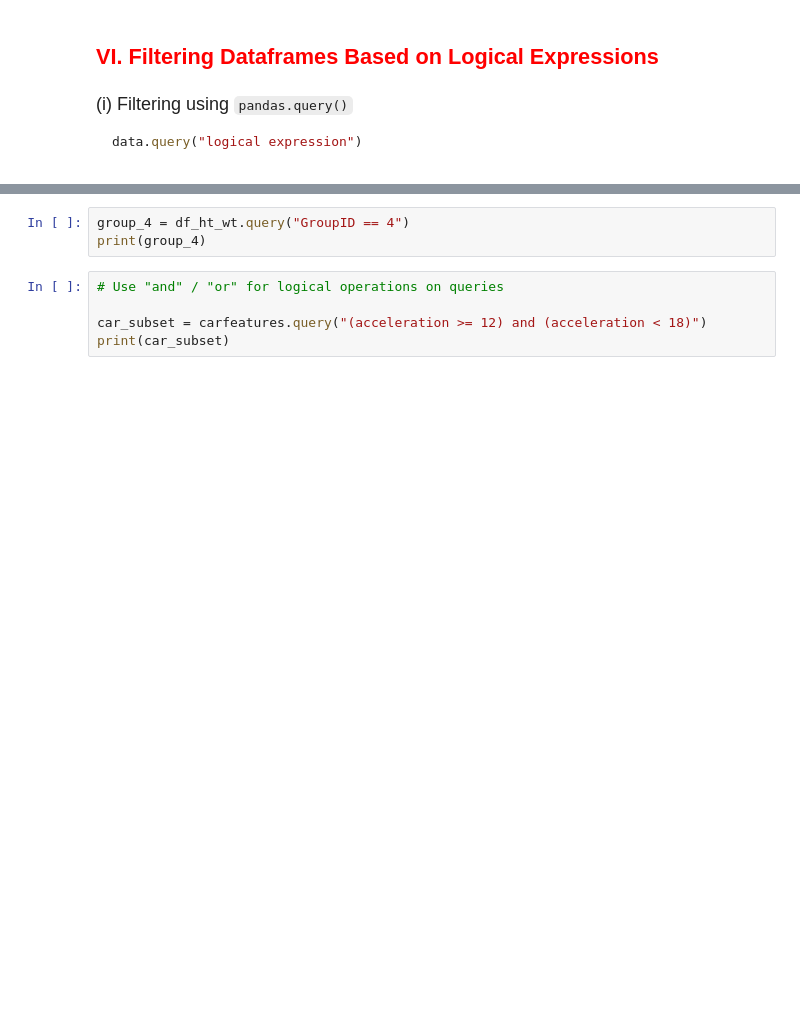
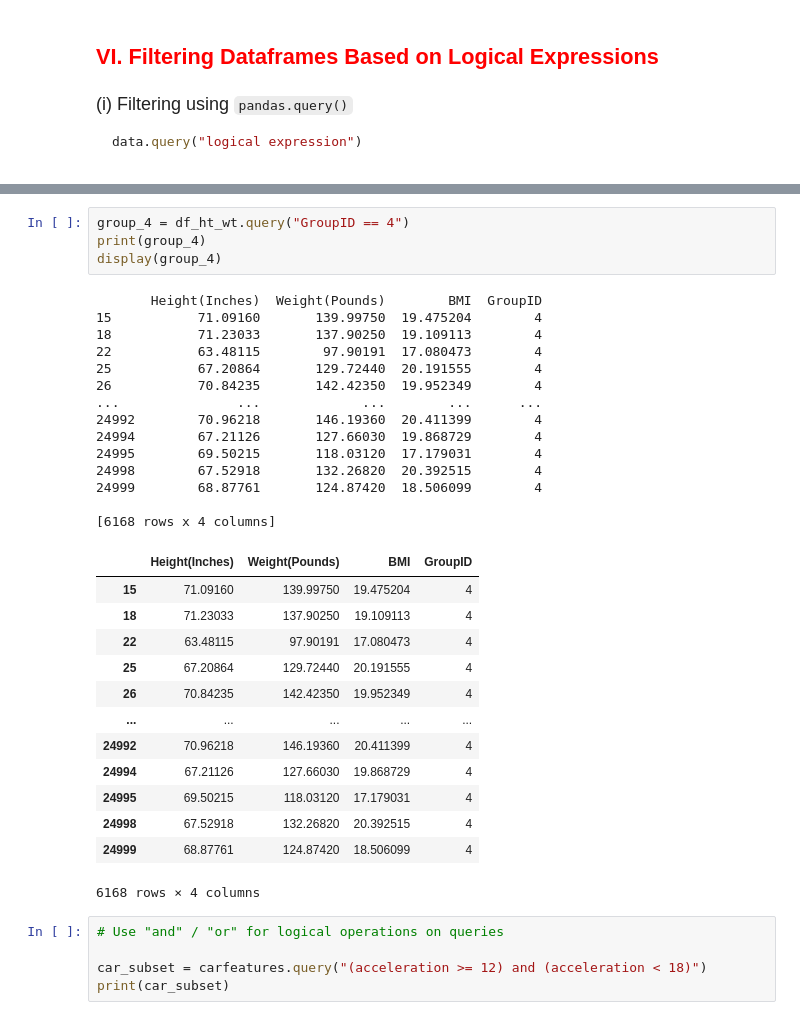
Before and after one commit to davidsjahn/datasci185fall2026, a Jupyter notebook: Lecture_17_Pandas/lecture_17_Pandas_basics copy.ipynb, the cells around one changed output, grey strips where cells are left out. Cells and saved outputs as stored; diff of their text form; blank space fills up the shorter version.

```diff
--- a/Lecture_17_Pandas/lecture_17_Pandas_basics copy.ipynb
+++ b/Lecture_17_Pandas/lecture_17_Pandas_basics copy.ipynb
@@ -1085,6 +1343,35 @@ print(high_mileagecars)
 # %%
 group_4 = df_ht_wt.query("GroupID == 4")
 print(group_4)
+display(group_4)
+# %% [output]
+       Height(Inches)  Weight(Pounds)        BMI  GroupID
+15           71.09160       139.99750  19.475204        4
+18           71.23033       137.90250  19.109113        4
+22           63.48115        97.90191  17.080473        4
+25           67.20864       129.72440  20.191555        4
+26           70.84235       142.42350  19.952349        4
+...               ...             ...        ...      ...
+24992        70.96218       146.19360  20.411399        4
+24994        67.21126       127.66030  19.868729        4
+24995        69.50215       118.03120  17.179031        4
+24998        67.52918       132.26820  20.392515        4
+24999        68.87761       124.87420  18.506099        4
+
+[6168 rows x 4 columns]
+|  | Height(Inches) | Weight(Pounds) | BMI | GroupID |
+| 15 | 71.09160 | 139.99750 | 19.475204 | 4 |
+| 18 | 71.23033 | 137.90250 | 19.109113 | 4 |
+| 22 | 63.48115 | 97.90191 | 17.080473 | 4 |
+| 25 | 67.20864 | 129.72440 | 20.191555 | 4 |
+| 26 | 70.84235 | 142.42350 | 19.952349 | 4 |
+| ... | ... | ... | ... | ... |
+| 24992 | 70.96218 | 146.19360 | 20.411399 | 4 |
+| 24994 | 67.21126 | 127.66030 | 19.868729 | 4 |
+| 24995 | 69.50215 | 118.03120 | 17.179031 | 4 |
+| 24998 | 67.52918 | 132.26820 | 20.392515 | 4 |
+| 24999 | 68.87761 | 124.87420 | 18.506099 | 4 |
+6168 rows × 4 columns
 # %%
 # Use "and" / "or" for logical operations on queries
 
```
Also changed, not shown: parts of 29 cells of this notebook.
